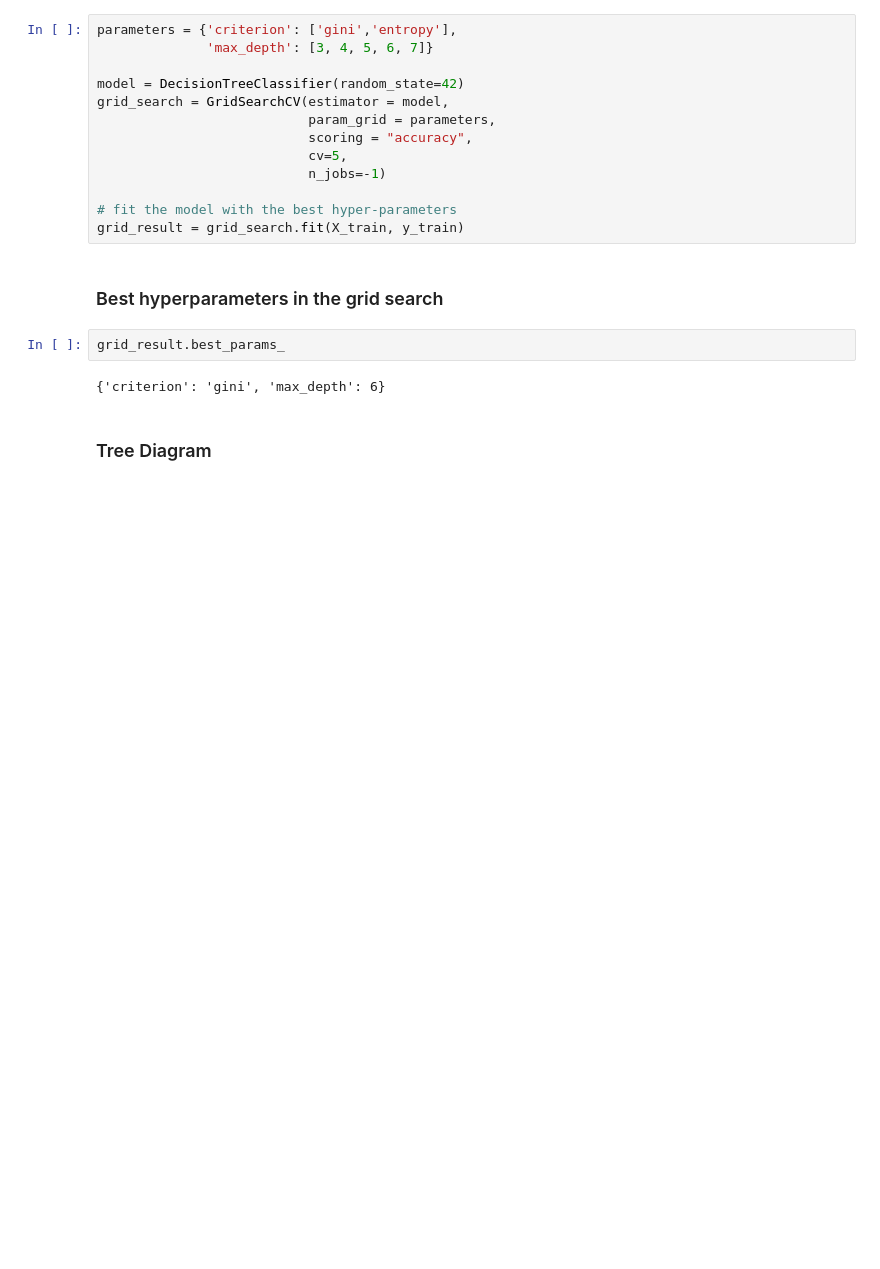
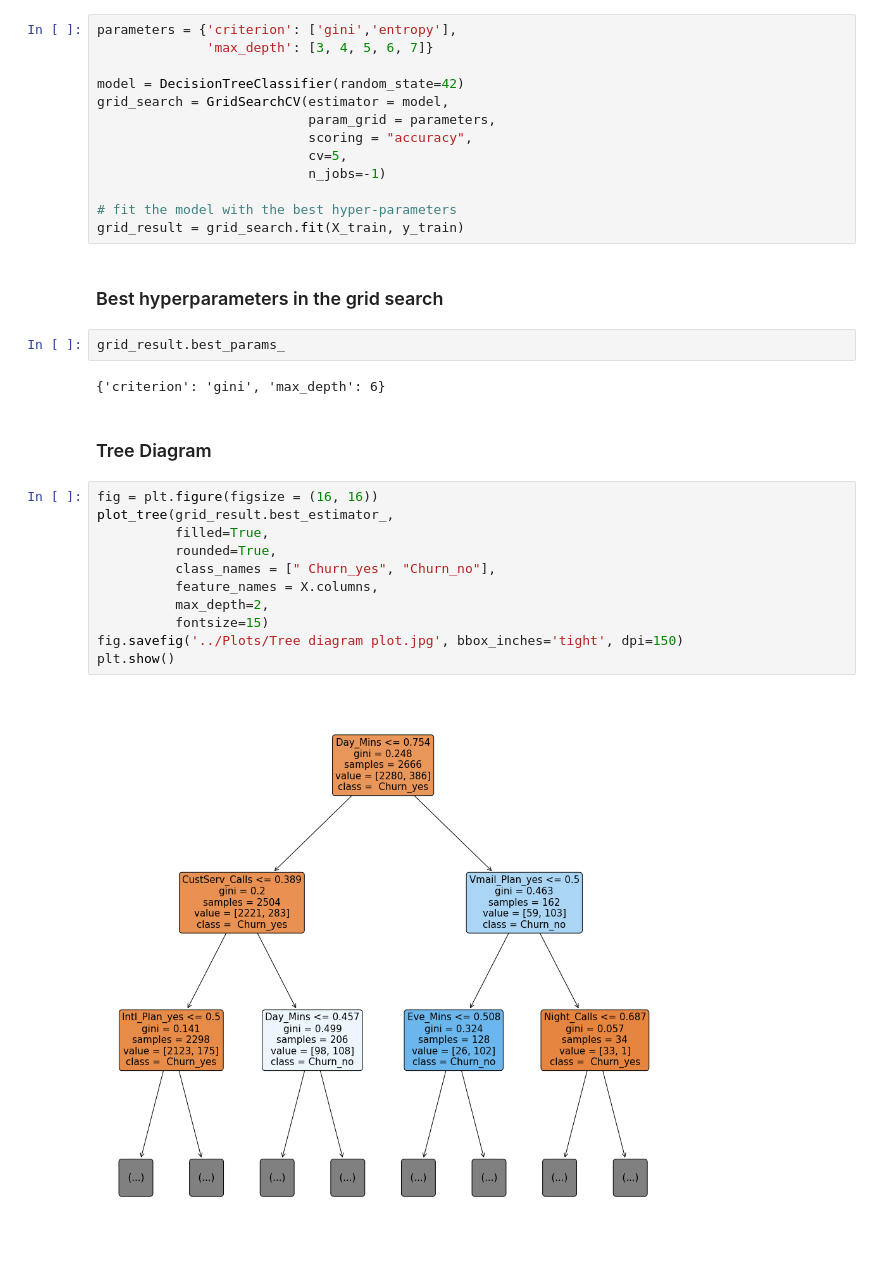
Before and after one commit to Aristo-eng/Prediction-of-Telecommunication-Customer-Churn, a Jupyter notebook: Jupyter Notebooks/churn_analysis.ipynb, the cells around one changed output. Drawn from its saved outputs; the diff is of its cells as text; blank space fills up the shorter version.

Commit message:
Data analysis: Tree Diagram plot

```diff
--- a/Jupyter Notebooks/churn_analysis.ipynb
+++ b/Jupyter Notebooks/churn_analysis.ipynb
@@ -227,3 +227,16 @@ grid_result.best_params_
 {'criterion': 'gini', 'max_depth': 6}
 # %% [markdown]
 ### Tree Diagram
+# %%
+fig = plt.figure(figsize = (16, 16))
+plot_tree(grid_result.best_estimator_,
+          filled=True,
+          rounded=True,
+          class_names = [" Churn_yes", "Churn_no"],
+          feature_names = X.columns,
+          max_depth=2,
+          fontsize=15)
+fig.savefig('../Plots/Tree diagram plot.jpg', bbox_inches='tight', dpi=150)
+plt.show()
+# %% [output]
+[figure, added]
```
Also changed, not shown: 1 other file.
